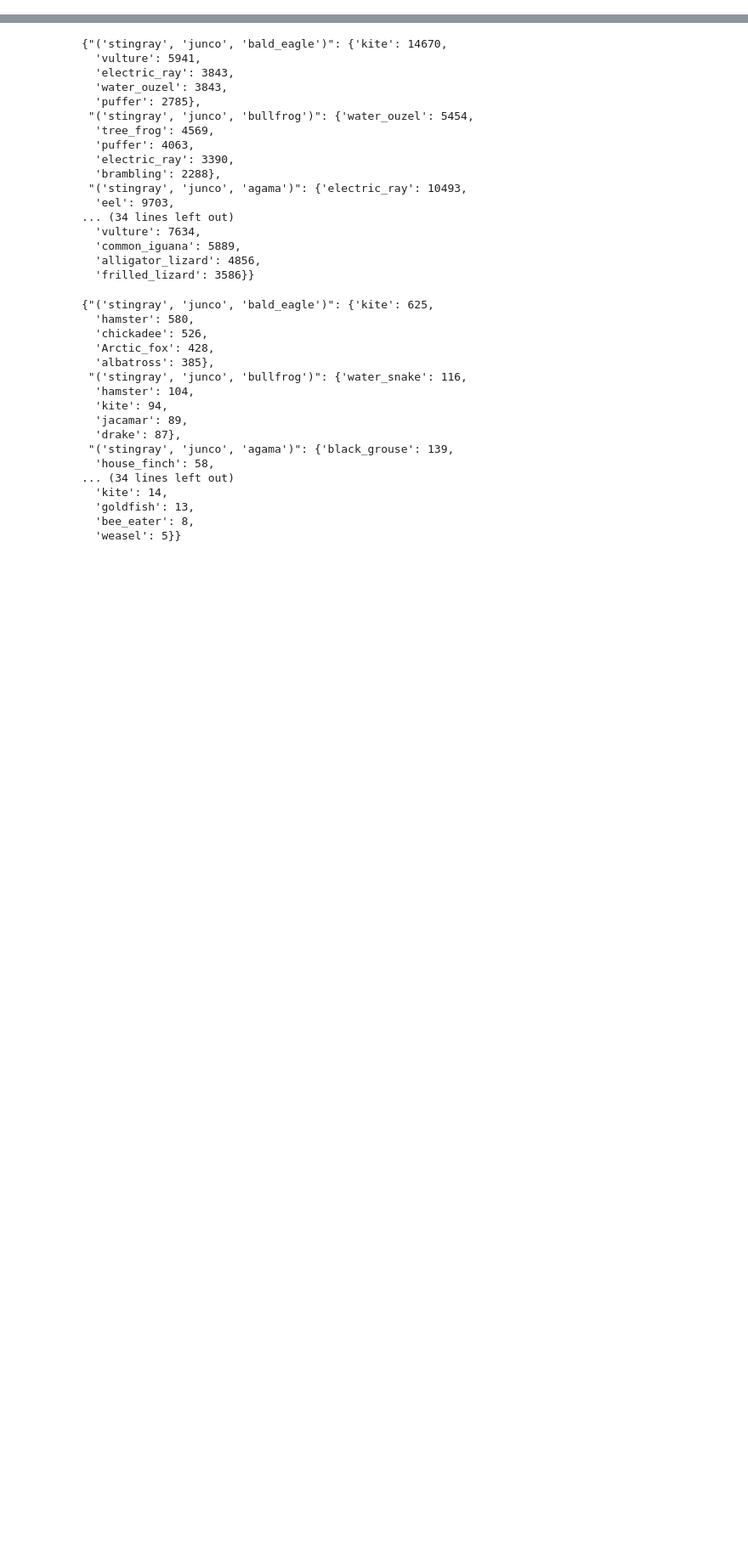
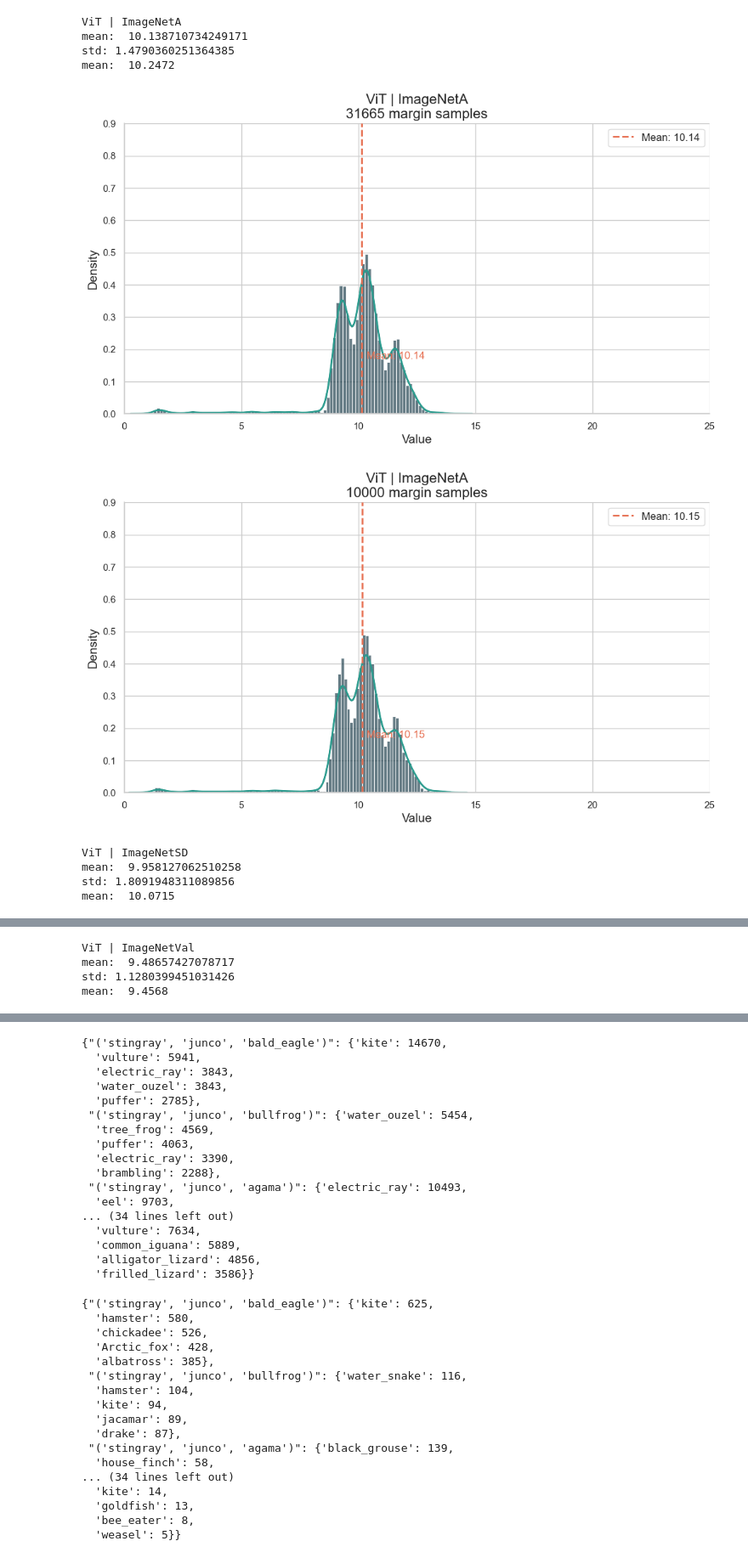
Before and after one commit to JuanmaPT/OODbench, a Jupyter notebook: AnalysisResults.ipynb, the cells around one changed output, grey strips where cells are left out. Shown at 85% size. Saved outputs shown, nothing was run; the diff lists cells and outputs as text; code cells hidden in the pictures; blank space fills up the shorter version.

```diff
--- a/AnalysisResults.ipynb
+++ b/AnalysisResults.ipynb
@@ -229,0 +180,30 @@ class len:  0
+# %%
+### Margins ViT: ANALISIS DATASET
+# remove intances with negative values:
+experiments_names =  ['ViT | ImageNetA', 'ViT | ImageNetSD', 'ViT | ImageNetVal','ViT | SignalBlur']
+np.random.seed(42)
+for df in margin_df_Vit_list:
+    df.drop(df[df['Margin'] < 0].index, inplace=True)
+
+for i,df in enumerate(margin_df_Vit_list):
+        if len(df) >0:
+            margin_values = df['Margin'].values
+            print(f"\n{experiments_names[i]}")
+            print("mean: ", np.mean(margin_values))
+            print("std:", np.std(margin_values))
+            print("mean: ", np.median(margin_values))
+
+            np.random.shuffle(margin_values)
+            compute_pmf(margin_values, len(df), 100, experiments_names[i])
+            compute_pmf(margin_values, 10000, 100, experiments_names[i])
+# %% [output]
+ViT | ImageNetA
+mean:  10.138710734249171
+std: 1.4790360251364385
+mean:  10.2472
+[figure, added]
+[figure, added]
+ViT | ImageNetSD
+mean:  9.958127062510258
+std: 1.8091948311089856
+mean:  10.0715
@@ -229,0 +212,4 @@ class len:  0
+ViT | ImageNetVal
+mean:  9.48657427078717
+std: 1.1280399451031426
+mean:  9.4568
```
Also changed, not shown: parts of 18 cells of this notebook.
